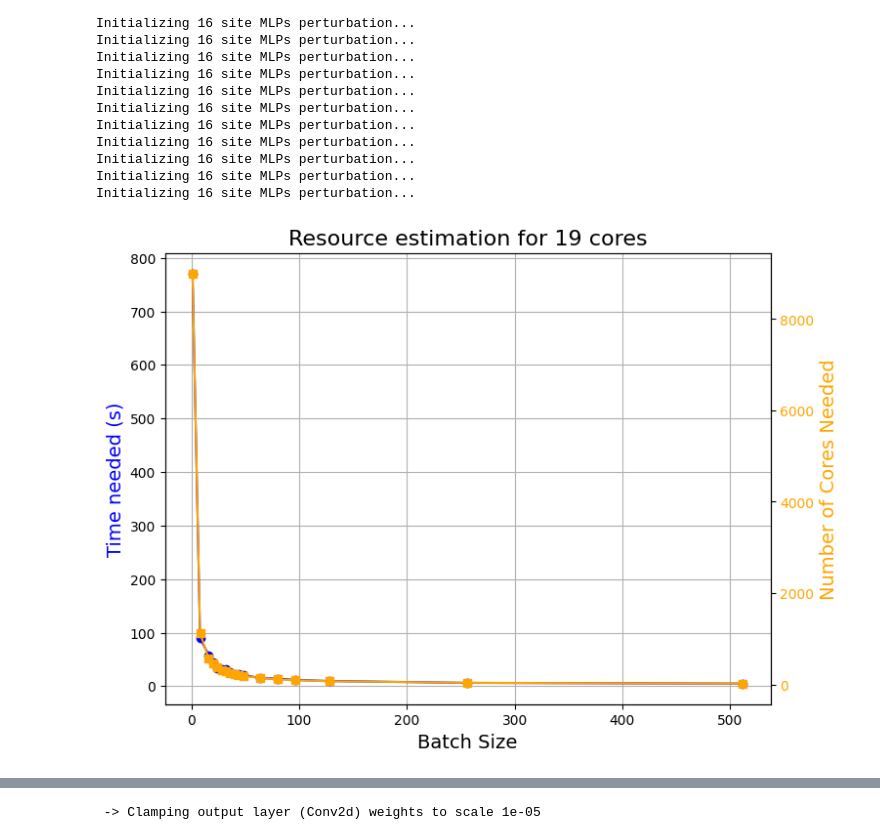
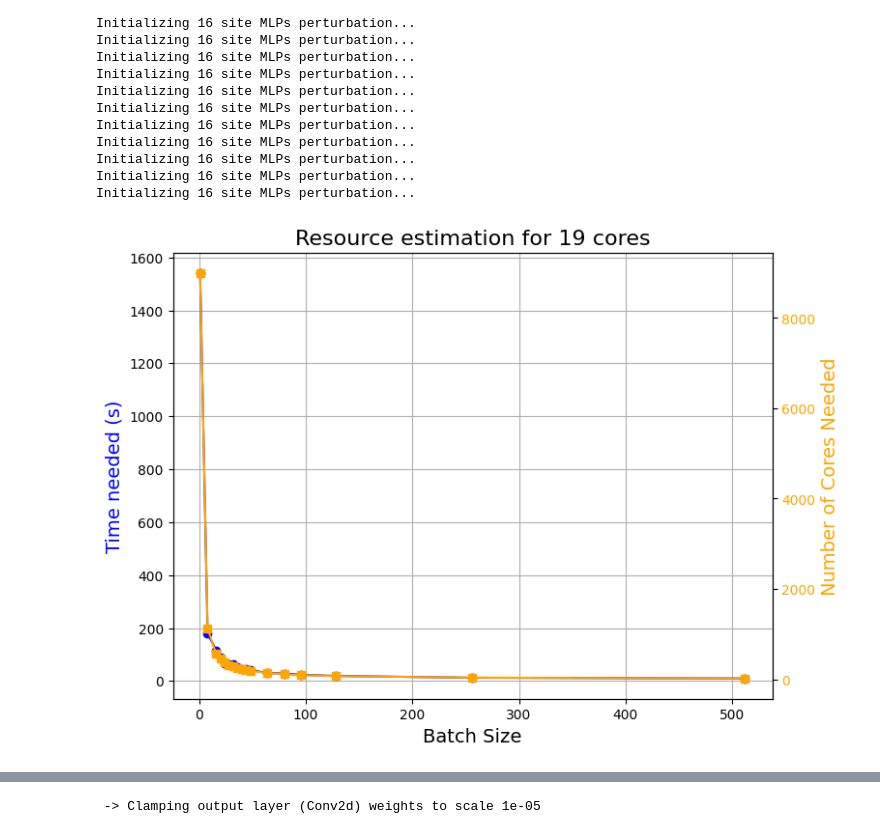
Before and after one commit to sjdu10/vmc_torch, a Jupyter notebook: vmc_torch/experiment/vmap/_TEST_model.ipynb, the cells around one changed output, grey strips where cells are left out. Drawn from its saved outputs; the diff is of its cells as text; code cells hidden in the pictures.

```diff
--- a/vmc_torch/experiment/vmap/_TEST_model.ipynb
+++ b/vmc_torch/experiment/vmap/_TEST_model.ipynb
@@ -136,35 +136,35 @@ sample_size = 9000
 # calculate how much cores we need for each batch size, assuming doing only 1 step of MC sampling
 num_cores_list = [sample_size // B for B in B_list]
 
 samples_per_core = sample_size // fixed_cores
 adjusted_time_list = []
 mc_steps_needed_list = []
 for i, B in enumerate(B_list):
     mc_steps_needed = (samples_per_core + B - 1) // B  # ceiling division
     mc_steps_needed_list.append(mc_steps_needed)
     adjusted_time = time_list[i] * mc_steps_needed * 4 * nsites + grad_time_list[i] * mc_steps_needed
-    adjusted_time_list.append(adjusted_time)
+    adjusted_time_list.append(adjusted_time*2)
 actual_samples_per_core = [B*((sample_size // fixed_cores + B - 1) // B) for B in B_list]
 actual_total_samples = [(sample_size // B + 1) * B for B in B_list]
 
 # plot
 import matplotlib.pyplot as plt
 fig, ax = plt.subplots(figsize=(8,6))
 ax.plot(B_list, adjusted_time_list, marker='o', color='blue')
 ax.set_xlabel('Batch Size', fontsize=14)
 ax.set_ylabel('Time needed (s)', fontsize=14, color='blue')
 ax.set_title(f'Resource estimation for {fixed_cores} cores', fontsize=16)
 ax.grid(True)
 # plot number of cores on right y axis
 ax2 = ax.twinx()
 ax2.plot(B_list, num_cores_list, color='orange', marker='s')
 ax2.set_ylabel('Number of Cores Needed', color='orange', fontsize=14)
 ax2.tick_params(axis='y', labelcolor='orange')
 
 # plt.xticks(B_list)
 plt.savefig(f'./data/fPEPS_Transformer_batchsize_vs_time_{Lx}x{Ly}_D={D}_chi={model.chi}.png', dpi=300)
 # %% [output]
-[figure, old version]
+[figure, new version]
 # %%
 # Define column widths
 w1, w2, w3, w4, w5 = 6, 25, 18, 20, 15
```
Also changed, not shown: parts of 1 cell of this notebook, 3 other files.
